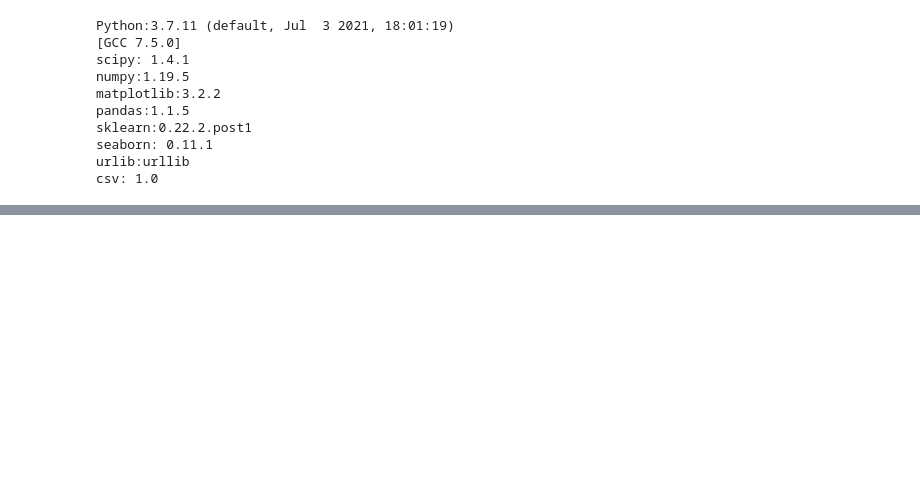
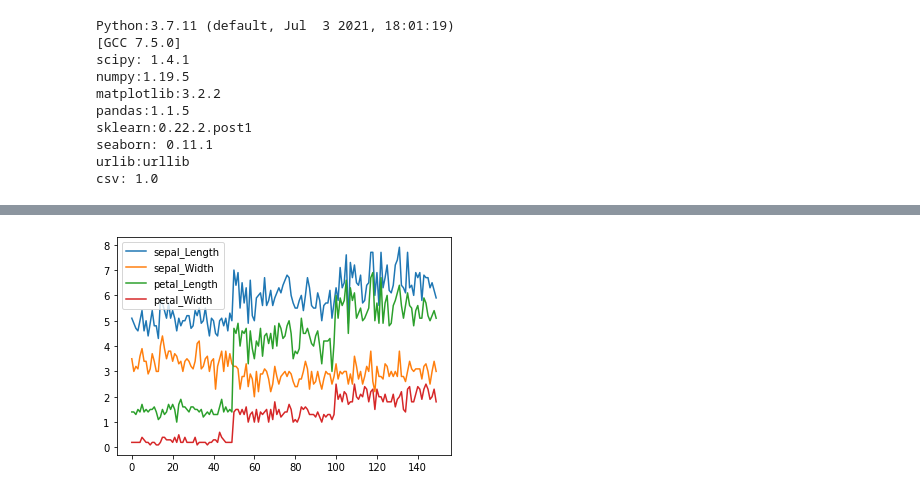
Before and after one commit to RupasriSatti/python-lab, a Jupyter notebook: Copy_of_Untitled4.ipynb, the cells around one changed output, grey strips where cells are left out. Drawn from its saved outputs; the diff is of its cells as text; code cells hidden in the pictures; blank space fills up the shorter version.

```diff
--- a/Copy_of_Untitled4.ipynb
+++ b/Copy_of_Untitled4.ipynb
@@ -937,0 +2482,5 @@ csv: 1.0
+# %%
+df.plot()
+plt.show()
+# %% [output]
+[figure, added]
```
Also changed, not shown: parts of 213 cells of this notebook.
